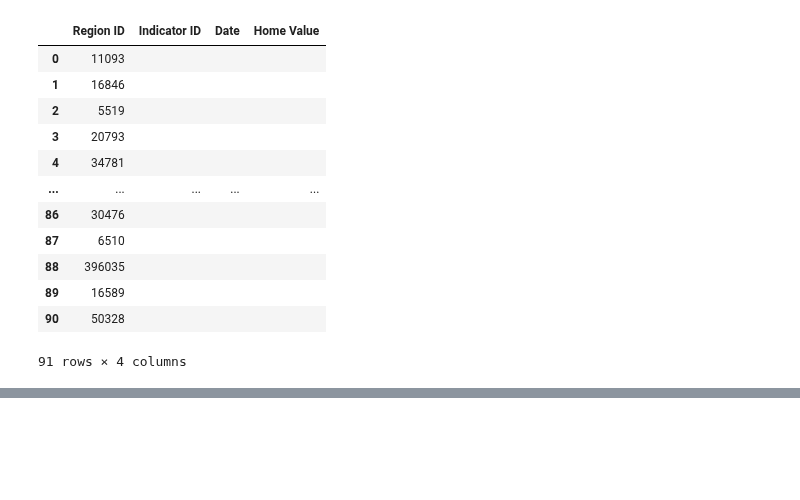
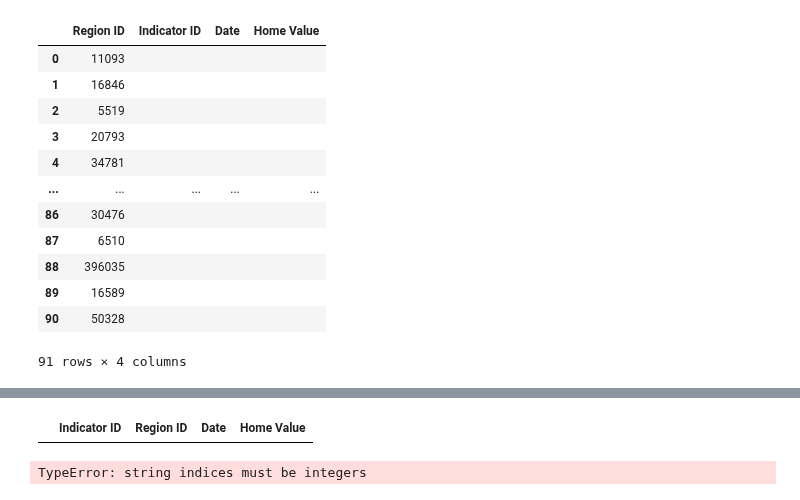
Before and after one commit to binetala/The_Very_Best_Team, a Jupyter notebook: Cole/zillow_data.ipynb, the cells around one changed output, grey strips where cells are left out. Cells and saved outputs as stored; diff of their text form; code cells hidden in the pictures; blank space fills up the shorter version.

```diff
--- a/Cole/zillow_data.ipynb
+++ b/Cole/zillow_data.ipynb
@@ -81,0 +110,22 @@ for region_id in co_region_ids:
+# %%
+zillow_df = pd.DataFrame()
+zillow_df["Indicator ID"] = []
+zillow_df["Region ID"] = []
+zillow_df["Date"] = []
+zillow_df["Home Value"] = []
+zillow_df
+# %% [output]
+|  | Indicator ID | Region ID | Date | Home Value |
+# %%
+index_test = 0
+for data in quandl_fetch["datatable"]["data"]:
+    zillow_df.at[f"{index_test}"]
+    index_test += 1
+#     indicator = quandl_fetch["datatable"]["data"][index_test][0]
+#     region_id = quandl_fetch["datatable"]["data"][index_test][1]
+#     date = quandl_fetch["datatable"]["data"][index_test][2]
+#     home_value = quandl_fetch["datatable"]["data"][index_test][3]
+    zillow_df.at[f"{index_test}"]
+    index_test += 1
+# %% [output]
+TypeError: string indices must be integers
```
Also changed, not shown: parts of 7 cells of this notebook.
